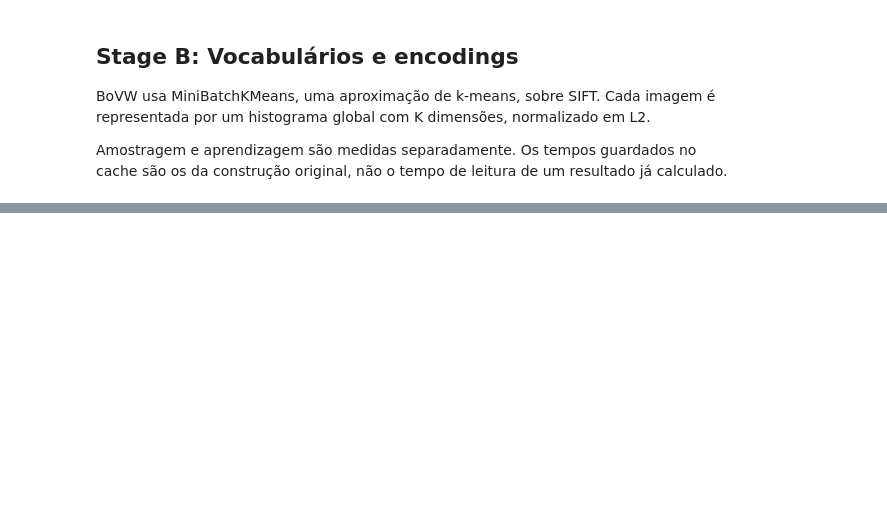
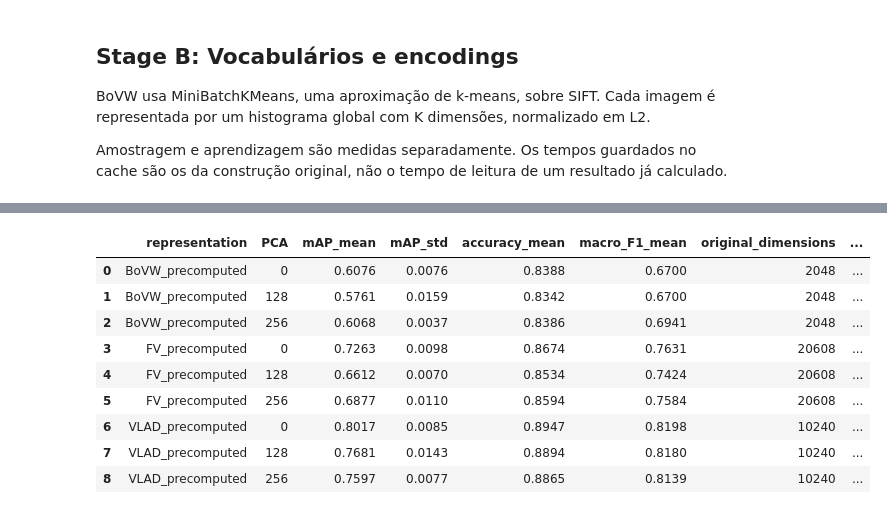
Before and after one commit to luis-bb/iacv_labs, a Jupyter notebook: assignment2/code/3_vocabulary_pca.ipynb, the cells around one changed output, grey strips where cells are left out. Saved outputs shown, nothing was run; the diff lists cells and outputs as text; code cells hidden in the pictures; blank space fills up the shorter version.

```diff
--- a/assignment2/code/3_vocabulary_pca.ipynb
+++ b/assignment2/code/3_vocabulary_pca.ipynb
@@ -520,0 +613,77 @@ Resultados guardados em: C:\Users\guilh\Desktop\Mestrado\2ºAno\CVC\Assig#1\iacv
+# %%
+def loadReferenceEncoding(category, encoding):
+    base=PART3_ROOT / "encodings" / encoding
+    parts=[]
+    for label,cls in [(1,category),(-1,"background")]:
+        path=base / f"{cls}_train.npz"
+        if not path.is_file(): return None
+        with np.load(path, allow_pickle=False) as z:
+            x=np.asarray(z["histograms"],dtype=np.float64)
+            names=np.asarray(z["file_names"]).astype(str)
+        parts.append((x,np.full(len(x),label,dtype=int),names))
+    x=np.concatenate([r[0] for r in parts]);y=np.concatenate([r[1] for r in parts]);names=np.concatenate([r[2] for r in parts])
+    if len(set(names))!=len(names): raise ValueError(f"Identificadores duplicados em {encoding}/{category}")
+    if not np.isfinite(x).all(): raise ValueError(f"Valores não finitos em {encoding}/{category}")
+    return x,y,names
+
+reference_specs={"BoVW_precomputed":"bovw_K512_C0", "VLAD_precomputed":"vlad_K32_C80",
+                 "FV_precomputed":"fv_K32_C80"}
+reference_rows=[]; reference_missing=[]
+for representation,encoding in reference_specs.items():
+    for category in PART3_CATEGORIES:
+        loaded=loadReferenceEncoding(category,encoding)
+        if loaded is None:
+            reference_missing.append(f"{encoding}: {category}")
+            continue
+        x,y,names=loaded
+        # Compare com os mesmos nomes e folds de Stage D.
+        idx={name:i for i,name in enumerate(names)}
+        for manifest in part3_cv_manifests:
+            tr=[idx[name] for name in manifest["train"] if name in idx]
+            va=[idx[name] for name in manifest["cv_val"] if name in idx]
+            # Apenas o par categoria/background é usado.
+            if len(tr)<4 or len(va)<2 or len(np.unique(y[tr]))<2 or len(np.unique(y[va]))<2:
+                raise ValueError(f"Fold incompleto: {representation}/{category}")
+            # Usar a normalização L2 da Part 1/2 e o mesmo SVM LinearSVC.
+            tx=l2norm(x[tr]);vx=l2norm(x[va])
+            for dim in (0,*PART3_DIMS):
+                if dim and dim>=min(tx.shape[1],len(tr)):continue
+                r=runExperiment(tx,y[tr],vx,y[va],dim,manifest["seed"]*100+manifest["fold"])
+                reference_rows.append({"representation":representation,"category":category,
+                     "K_precomputed":512 if representation=="BoVW_precomputed" else 32,
+                     "PCA":dim,"seed":manifest["seed"],"fold":manifest["fold"],**r})
+if reference_missing:
+    warnings.warn("Referências ausentes: "+", ".join(reference_missing))
+part3_reference_results=pd.DataFrame(reference_rows)
+if not part3_reference_results.empty:
+    part3_reference_results.to_csv(PART3_OUTPUT / "reference_per_fold.csv",index=False)
+    reference_seed=(part3_reference_results.groupby(["representation","PCA","seed","fold"],as_index=False)
+                    .agg(mAP=("AP","mean"),accuracy=("accuracy","mean"),macro_F1=("macro_F1","mean")))
+    reference_seed=reference_seed.groupby(["representation","PCA","seed"],as_index=False)[["mAP","accuracy","macro_F1"]].mean()
+    part3_reference_summary=reference_seed.groupby(["representation","PCA"],as_index=False).agg(
+        mAP_mean=("mAP","mean"),mAP_std=("mAP","std"),
+        accuracy_mean=("accuracy","mean"),macro_F1_mean=("macro_F1","mean"))
+    dims=part3_reference_results.groupby(["representation","PCA"],as_index=False).agg(
+        original_dimensions=("original_dimensions","first"),dimensions=("dimensions","first"),
+        removed_pct=("removed_pct","first"),pca_fit_s=("pca_fit_s","mean"),
+        svm_fit_s=("svm_fit_s","mean"),inference_ms_per_image=("inference_ms_per_image","mean"),
+        feature_KiB_float64=("feature_KiB_float64","first"))
+    part3_reference_summary=part3_reference_summary.merge(dims)
+    part3_reference_summary["note"]="Encodings pré-computados; codebook não reajustado nos folds; sem custo SIFT/encoding"
+    exportTable(part3_reference_summary,"table_6_bovw_vlad_fv_reference")
+    ref_AP=part3_reference_results.groupby(["representation","PCA","category"],as_index=False).AP.mean()
+    exportTable(ref_AP.pivot(index=["representation","PCA"],columns="category",values="AP").reset_index(),
+                "table_7_reference_per_class_AP")
+else:
+    print("Não foram encontrados encodings da Part 1/2. A comparação VLAD/FV fica documentada como pendente.")
+# %% [output]
+|  | representation | PCA | mAP_mean | mAP_std | accuracy_mean | macro_F1_mean | original_dimensions | ... |
+| 0 | BoVW_precomputed | 0 | 0.6076 | 0.0076 | 0.8388 | 0.6700 | 2048 | ... |
+| 1 | BoVW_precomputed | 128 | 0.5761 | 0.0159 | 0.8342 | 0.6700 | 2048 | ... |
+| 2 | BoVW_precomputed | 256 | 0.6068 | 0.0037 | 0.8386 | 0.6941 | 2048 | ... |
+| 3 | FV_precomputed | 0 | 0.7263 | 0.0098 | 0.8674 | 0.7631 | 20608 | ... |
+| 4 | FV_precomputed | 128 | 0.6612 | 0.0070 | 0.8534 | 0.7424 | 20608 | ... |
+| 5 | FV_precomputed | 256 | 0.6877 | 0.0110 | 0.8594 | 0.7584 | 20608 | ... |
+| 6 | VLAD_precomputed | 0 | 0.8017 | 0.0085 | 0.8947 | 0.8198 | 10240 | ... |
+| 7 | VLAD_precomputed | 128 | 0.7681 | 0.0143 | 0.8894 | 0.8180 | 10240 | ... |
+| 8 | VLAD_precomputed | 256 | 0.7597 | 0.0077 | 0.8865 | 0.8139 | 10240 | ... |
```
Also changed, not shown: parts of 21 cells of this notebook.
